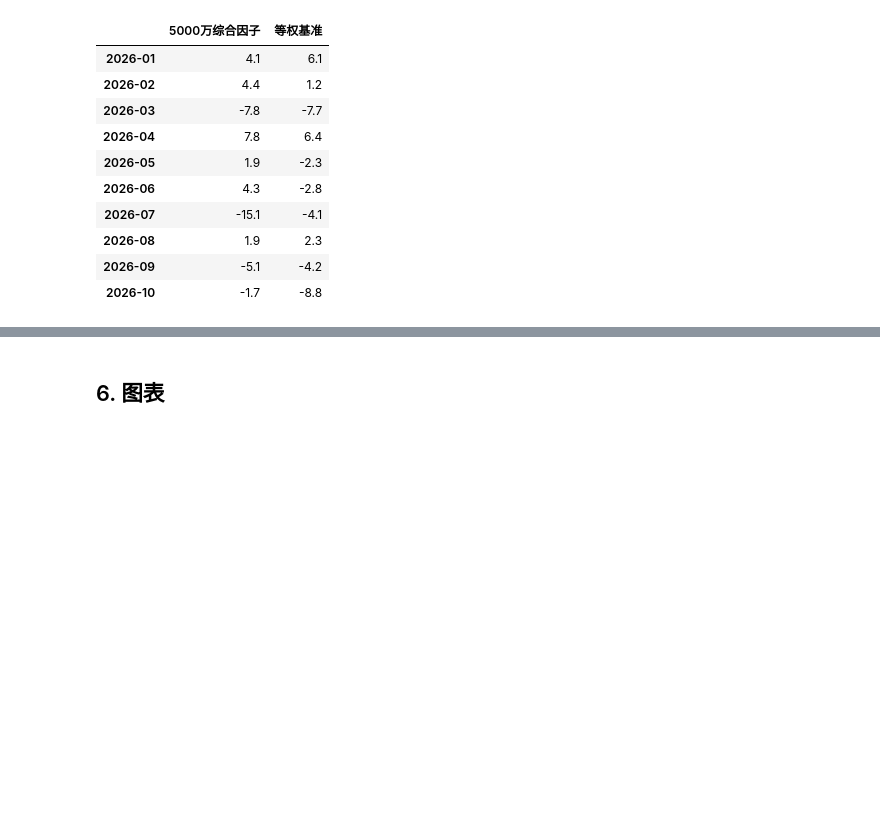
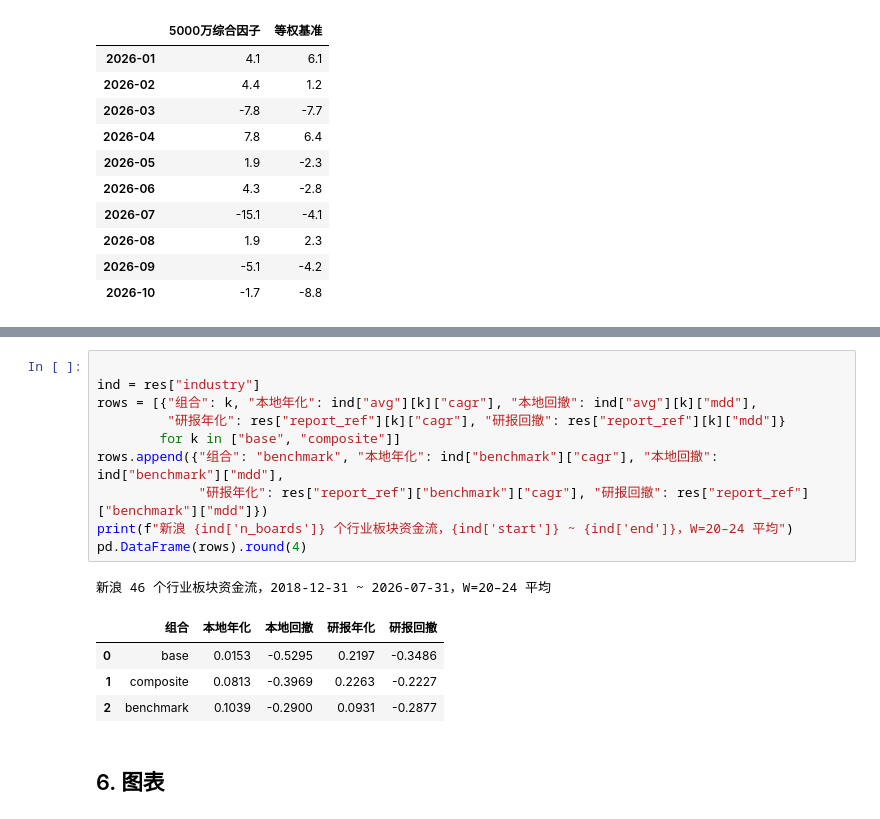
Before and after one commit to kwunkau/quant-research, a Jupyter notebook: kwunkau_day02/output/kwunkau_day02_research.ipynb, the cells around one changed output, grey strips where cells are left out. Drawn from its saved outputs; the diff is of its cells as text; blank space fills up the shorter version.

```diff
--- a/kwunkau_day02/output/kwunkau_day02_research.ipynb
+++ b/kwunkau_day02/output/kwunkau_day02_research.ipynb
@@ -227,3 +231,19 @@ monthly = pd.DataFrame({"5000万综合因子": facts["strategy_monthly"],
+# %%
+
+ind = res["industry"]
+rows = [{"组合": k, "本地年化": ind["avg"][k]["cagr"], "本地回撤": ind["avg"][k]["mdd"],
+         "研报年化": res["report_ref"][k]["cagr"], "研报回撤": res["report_ref"][k]["mdd"]}
+        for k in ["base", "composite"]]
+rows.append({"组合": "benchmark", "本地年化": ind["benchmark"]["cagr"], "本地回撤": ind["benchmark"]["mdd"],
+             "研报年化": res["report_ref"]["benchmark"]["cagr"], "研报回撤": res["report_ref"]["benchmark"]["mdd"]})
+print(f"新浪 {ind['n_boards']} 个行业板块资金流，{ind['start']} ~ {ind['end']}，W=20–24 平均")
+pd.DataFrame(rows).round(4)
+# %% [output]
+新浪 46 个行业板块资金流，2018-12-31 ~ 2026-07-31，W=20–24 平均
+|  | 组合 | 本地年化 | 本地回撤 | 研报年化 | 研报回撤 |
+| 0 | base | 0.0153 | -0.5295 | 0.2197 | -0.3486 |
+| 1 | composite | 0.0813 | -0.3969 | 0.2263 | -0.2227 |
+| 2 | benchmark | 0.1039 | -0.2900 | 0.0931 | -0.2877 |
 # %% [markdown]
 ## 6. 图表
 # %%
```
Also changed, not shown: parts of 2 cells of this notebook, 20 other files.
